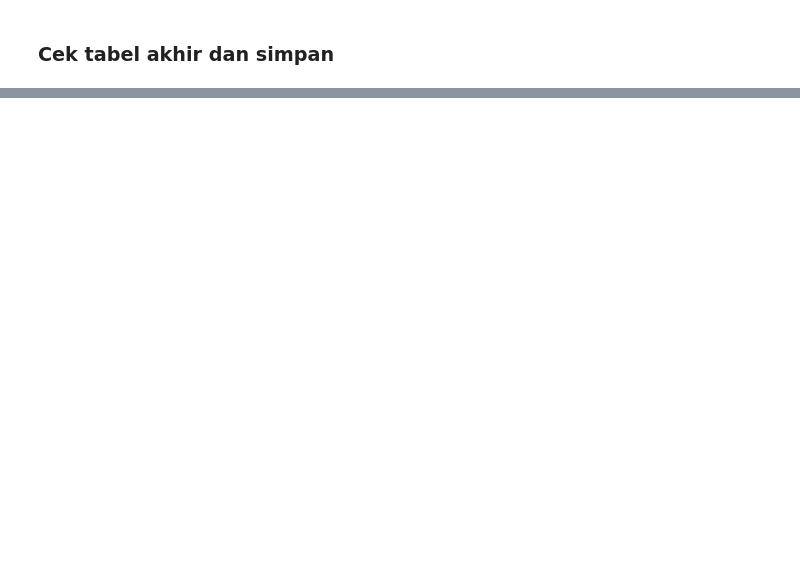
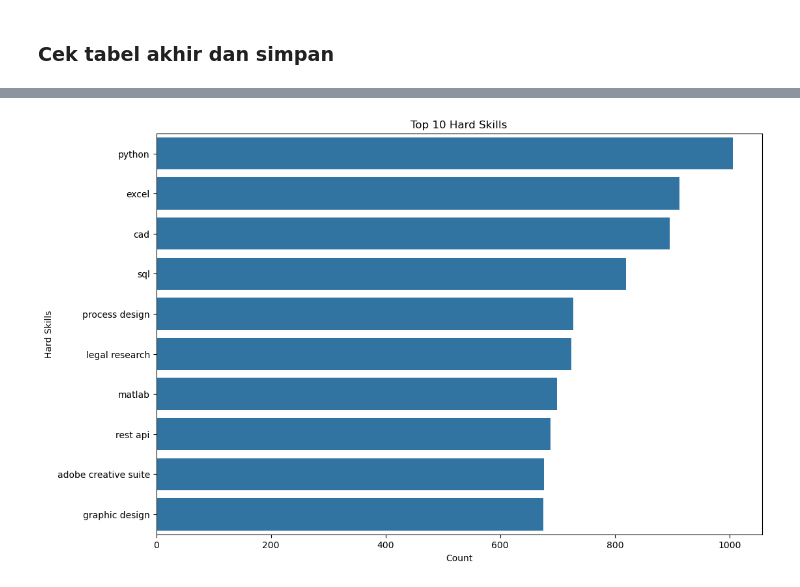
Before and after one commit to EsterButar-Butar/StepUp, a Jupyter notebook: notebook.ipynb, the cells around one changed output, grey strips where cells are left out. Cells and saved outputs as stored; diff of their text form; code cells hidden in the pictures; blank space fills up the shorter version.

```diff
--- a/notebook.ipynb
+++ b/notebook.ipynb
@@ -1600,0 +1739,3 @@ final_df.to_csv("dataset_with_features.csv", index=False)
+# %%
+df_dataset = pd.read_csv("dataset_with_features.csv")
+df_dataset.head()
@@ -1600,0 +1749,71 @@ final_df.to_csv("dataset_with_features.csv", index=False)
+# %%
+# =====================================================
+# TOP 10 HARD SKILLS
+# =====================================================
+
+import pandas as pd
+import matplotlib.pyplot as plt
+import seaborn as sns
+from collections import Counter
+import ast
+
+# -----------------------------------------------------
+# Convert string list menjadi list asli
+# -----------------------------------------------------
+
+df_dataset["hard_skills_user"] = df_dataset[
+    "hard_skills_user"
+].apply(
+    lambda x: ast.literal_eval(x)
+    if isinstance(x, str)
+    else x
+)
+
+# -----------------------------------------------------
+# Menggabungkan semua hard skills
+# -----------------------------------------------------
+
+all_hard_skills = []
+
+for skills in df_dataset["hard_skills_user"]:
+
+    if isinstance(skills, list):
+
+        all_hard_skills.extend(skills)
+
+# -----------------------------------------------------
+# Menghitung jumlah hard skill
+# -----------------------------------------------------
+
+skill_counts = pd.Series(
+    Counter(all_hard_skills)
+).sort_values(
+    ascending=False
+)
+
+# -----------------------------------------------------
+# Menampilkan Top 10 Hard Skills
+# -----------------------------------------------------
+
+top_10_hard_skills = skill_counts.head(10)
+
+print("\nTOP 10 HARD SKILLS")
+print(top_10_hard_skills)
+
+# -----------------------------------------------------
+# Visualisasi Top 10 Hard Skills
+# -----------------------------------------------------
+
+plt.figure(figsize=(12,8))
+
+sns.barplot(
+    x=top_10_hard_skills.values,
+    y=top_10_hard_skills.index
+)
+
+plt.title("Top 10 Hard Skills")
+plt.xlabel("Count")
+plt.ylabel("Hard Skills")
+
+plt.show()
+# %% [output]
@@ -1600,0 +1832 @@ final_df.to_csv("dataset_with_features.csv", index=False)
+[figure, added]
```
Also changed, not shown: parts of 30 cells of this notebook, 5 other files.
